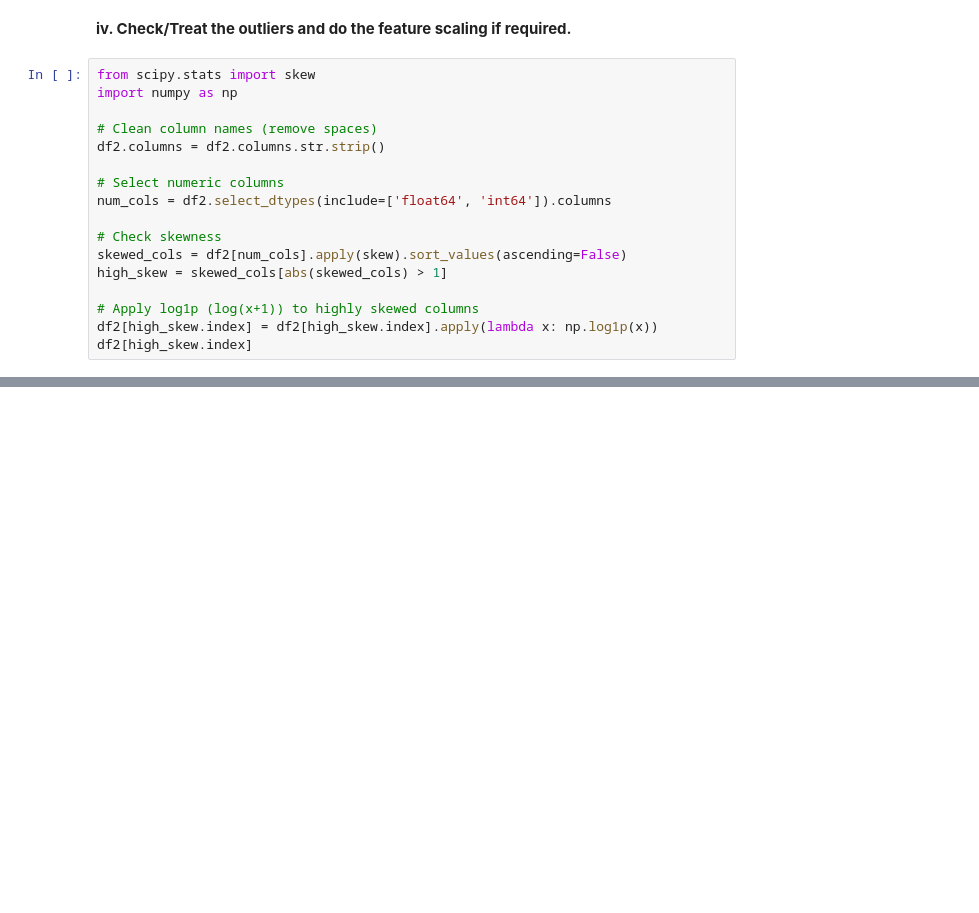
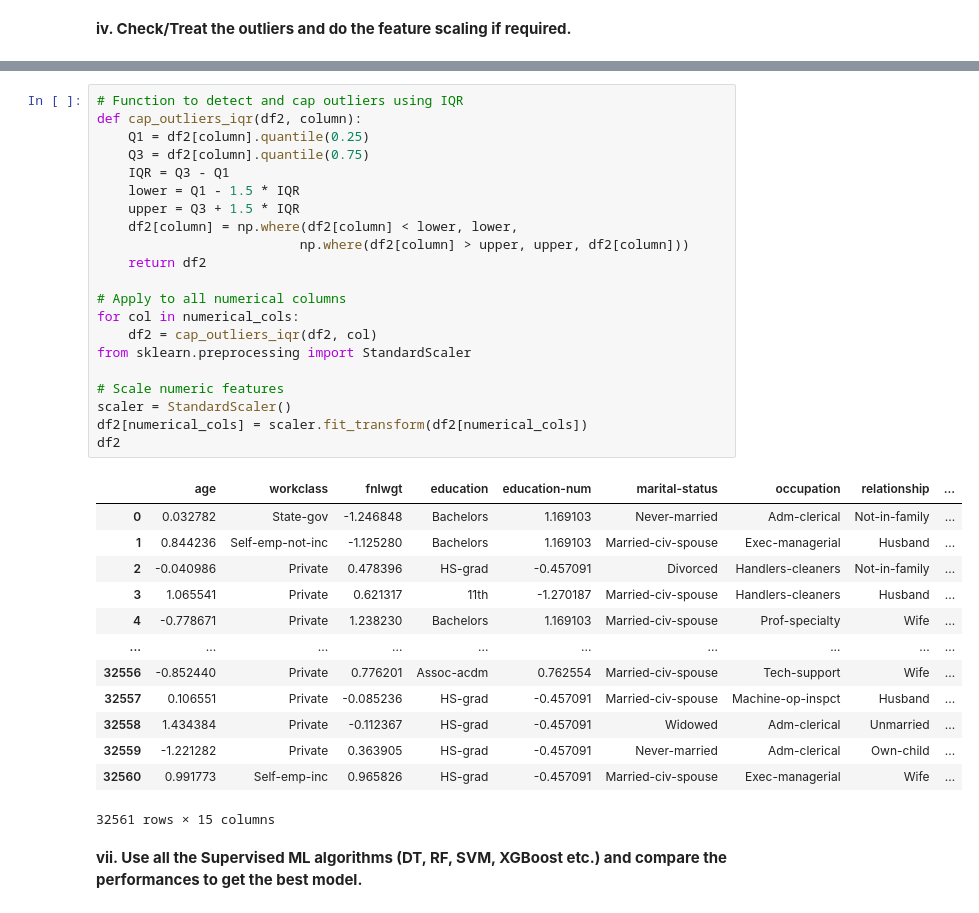
Before and after one commit to Piramu-Mahalingam/DS-Course-Assignment-1, a Jupyter notebook: Piramu_M_Assignment_Supervised_ML.ipynb, the cells around one changed output, grey strips where cells are left out. Cells and saved outputs as stored; diff of their text form; blank space fills up the shorter version.

```diff
--- a/Piramu_M_Assignment_Supervised_ML.ipynb
+++ b/Piramu_M_Assignment_Supervised_ML.ipynb
@@ -379,19 +443,2 @@ dtype: float64
 # %% [markdown]
 **iv.	Check/Treat the outliers and do the feature scaling if required.**
-# %%
-from scipy.stats import skew
-import numpy as np
-
-# Clean column names (remove spaces)
-df2.columns = df2.columns.str.strip()
-
-# Select numeric columns
-num_cols = df2.select_dtypes(include=['float64', 'int64']).columns
-
-# Check skewness
-skewed_cols = df2[num_cols].apply(skew).sort_values(ascending=False)
-high_skew = skewed_cols[abs(skewed_cols) > 1]
-
-# Apply log1p (log(x+1)) to highly skewed columns
-df2[high_skew.index] = df2[high_skew.index].apply(lambda x: np.log1p(x))
-df2[high_skew.index]
@@ -447,0 +445,37 @@ r2, rmse, mae
+# %%
+# Function to detect and cap outliers using IQR
+def cap_outliers_iqr(df2, column):
+    Q1 = df2[column].quantile(0.25)
+    Q3 = df2[column].quantile(0.75)
+    IQR = Q3 - Q1
+    lower = Q1 - 1.5 * IQR
+    upper = Q3 + 1.5 * IQR
+    df2[column] = np.where(df2[column] < lower, lower,
+                          np.where(df2[column] > upper, upper, df2[column]))
+    return df2
+
+# Apply to all numerical columns
+for col in numerical_cols:
+    df2 = cap_outliers_iqr(df2, col)
+from sklearn.preprocessing import StandardScaler
+
+# Scale numeric features
+scaler = StandardScaler()
+df2[numerical_cols] = scaler.fit_transform(df2[numerical_cols])
+df2
+# %% [output]
+|  | age | workclass | fnlwgt | education | education-num | marital-status | occupation | relationship | ... |
+| 0 | 0.032782 | State-gov | -1.246848 | Bachelors | 1.169103 | Never-married | Adm-clerical | Not-in-family | ... |
+| 1 | 0.844236 | Self-emp-not-inc | -1.125280 | Bachelors | 1.169103 | Married-civ-spouse | Exec-managerial | Husband | ... |
+| 2 | -0.040986 | Private | 0.478396 | HS-grad | -0.457091 | Divorced | Handlers-cleaners | Not-in-family | ... |
+| 3 | 1.065541 | Private | 0.621317 | 11th | -1.270187 | Married-civ-spouse | Handlers-cleaners | Husband | ... |
+| 4 | -0.778671 | Private | 1.238230 | Bachelors | 1.169103 | Married-civ-spouse | Prof-specialty | Wife | ... |
+| ... | ... | ... | ... | ... | ... | ... | ... | ... | ... |
+| 32556 | -0.852440 | Private | 0.776201 | Assoc-acdm | 0.762554 | Married-civ-spouse | Tech-support | Wife | ... |
+| 32557 | 0.106551 | Private | -0.085236 | HS-grad | -0.457091 | Married-civ-spouse | Machine-op-inspct | Husband | ... |
+| 32558 | 1.434384 | Private | -0.112367 | HS-grad | -0.457091 | Widowed | Adm-clerical | Unmarried | ... |
+| 32559 | -1.221282 | Private | 0.363905 | HS-grad | -0.457091 | Never-married | Adm-clerical | Own-child | ... |
+| 32560 | 0.991773 | Self-emp-inc | 0.965826 | HS-grad | -0.457091 | Married-civ-spouse | Exec-managerial | Wife | ... |
+32561 rows × 15 columns
+# %% [markdown]
+**vii.	Use all the Supervised ML algorithms (DT, RF, SVM, XGBoost etc.) and compare the performances to get the best model.**
```
Also changed, not shown: parts of 12 cells of this notebook.
